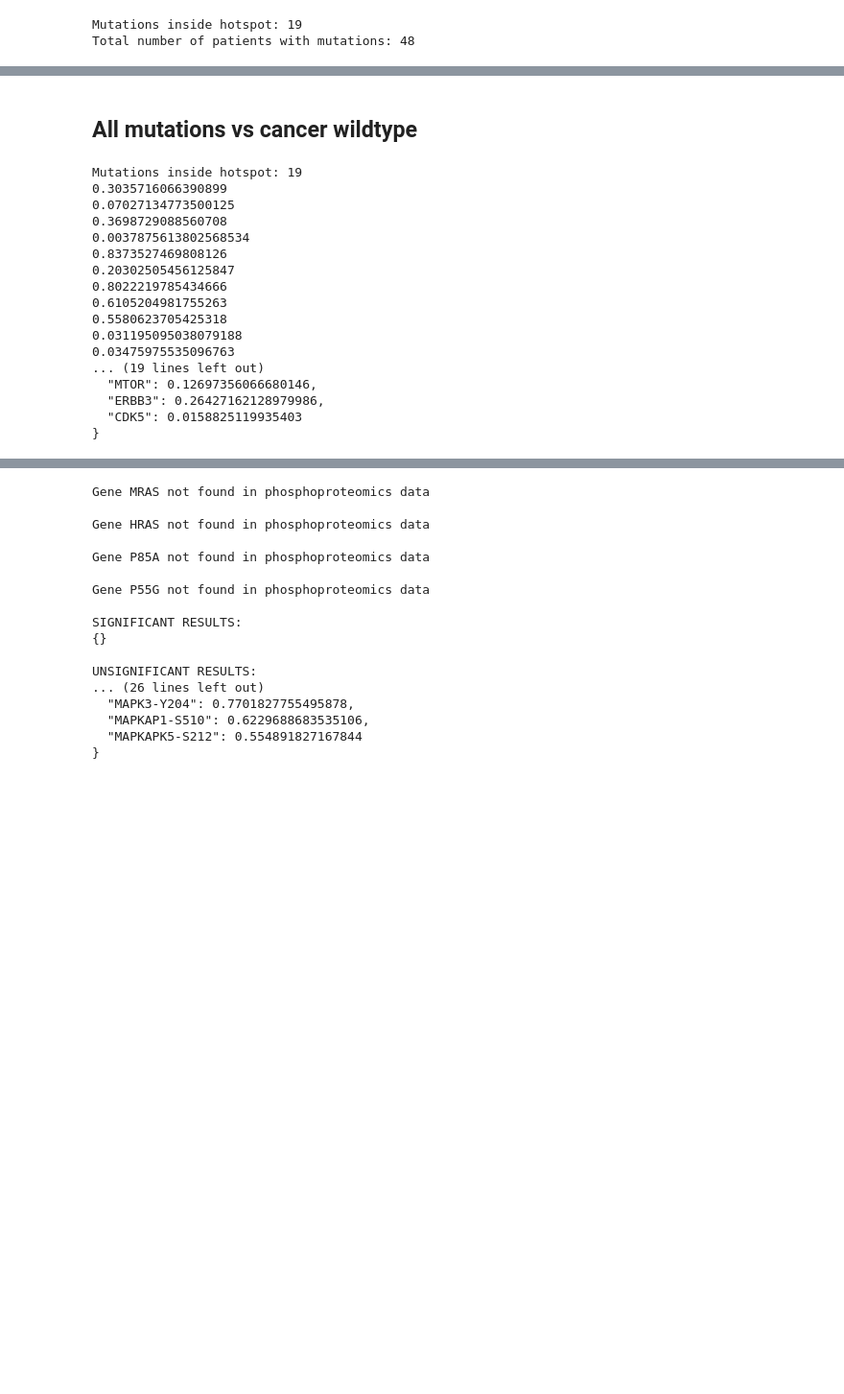
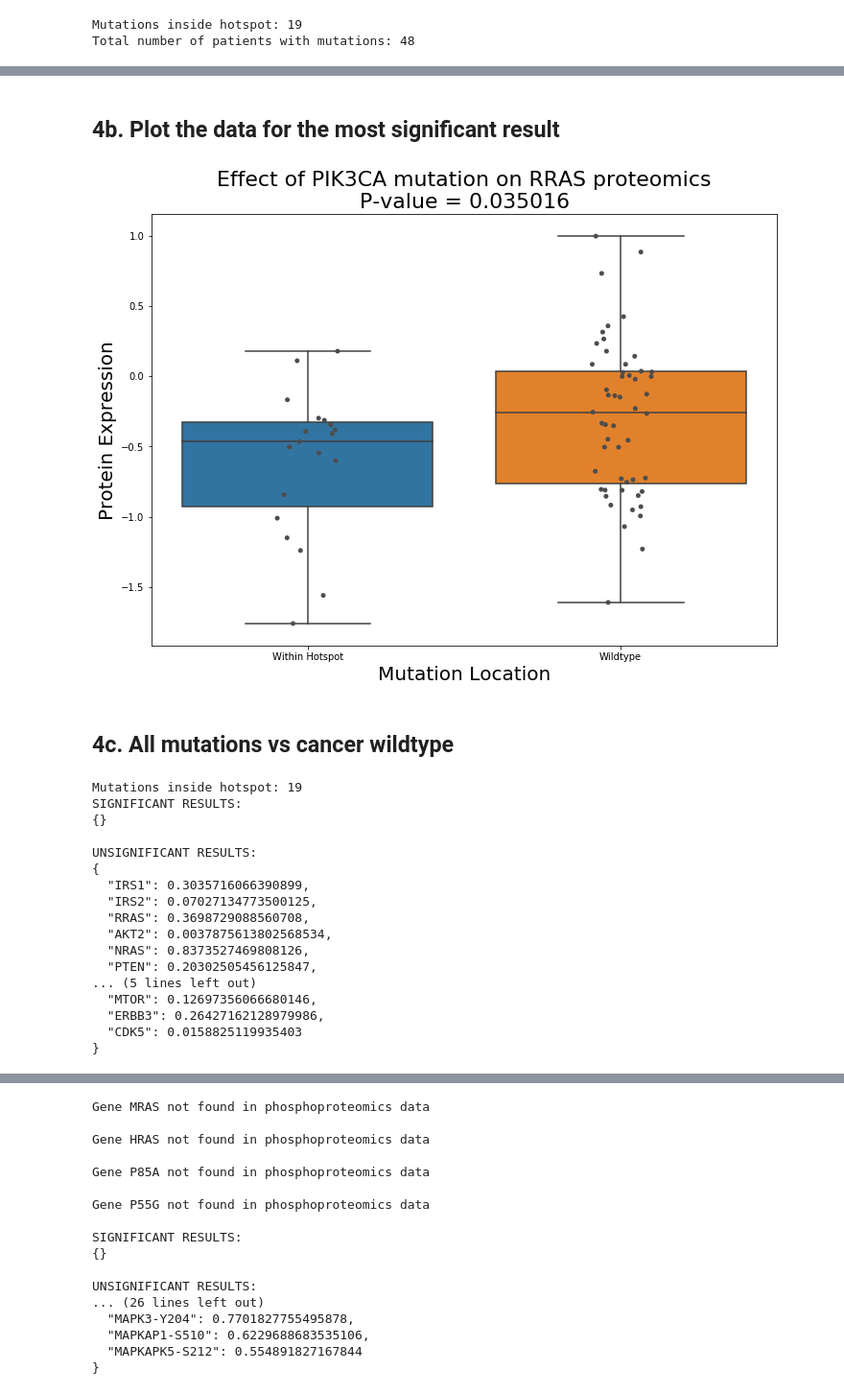
Before and after one commit to PayneLab/UCEC-clinical-stat-analysis, a Jupyter notebook: PIK3CA_Final_Story/2_PIK3CA_Interacting_Proteins.ipynb, the cells around one changed output, grey strips where cells are left out. Shown at 96% size. Saved outputs shown, nothing was run; the diff lists cells and outputs as text; code cells hidden in the pictures; blank space fills up the shorter version.

```diff
--- a/PIK3CA_Final_Story/2_PIK3CA_Interacting_Proteins.ipynb
+++ b/PIK3CA_Final_Story/2_PIK3CA_Interacting_Proteins.ipynb
@@ -274,6 +147,35 @@ S016 -1.01000  Wildtype        Tumor       Wildtype
 }
+# %% [markdown]
+## 4b. Plot the data for the most significant result
+# %%
+protein = 'RRAS'
+
+#Get the ttest results computed from the previous step, using RRAS as the protein of interest
+p10_mutations = CPTAC.compare_mutations(proteomics, protein, gene)
+p10_mutations['Within_Hotspot'] = 'Outside Hotspot'
+p10_mutations.loc[hotspot_patients, 'Within_Hotspot'] = 'Within Hotspot'
+p10_mutations.loc[p10_mutations['Mutation'] == 'Wildtype', 'Within_Hotspot'] = 'Wildtype'
+p10_mutations = p10_mutations.loc[p10_mutations['Patient_Type'] == 'Tumor'].dropna(axis=0)
+p10_mutations = p10_mutations.loc[p10_mutations['Within_Hotspot'] != 'Outside Hotspot']
+
+#perform a ttest to get the resulting pvalue
+in_hotspot = p10_mutations.loc[p10_mutations['Within_Hotspot'] == 'Within Hotspot']
+wt = p10_mutations.loc[p10_mutations['Within_Hotspot'] == 'Wildtype']
+
+ttest = scipy.stats.ttest_ind(in_hotspot[protein], wt[protein])
+
+a4_dims = (11.7, 8.27)
+fig, ax = plt.subplots(figsize = a4_dims)
+boxplt = sns.boxplot(data = p10_mutations, x = 'Within_Hotspot', y = protein, ax = ax)
+boxplt = sns.stripplot(data = p10_mutations, x = 'Within_Hotspot', y = protein, jitter = True, color = '.3')
+boxplt.set_xlabel('Mutation Location', fontsize='20')
+boxplt.set_ylabel('Protein Expression', fontsize='20')
+boxplt.set_title("Effect of " + gene + " mutation on " + protein + " proteomics" + '\nP-value = ' + str(round(ttest[1],  6)), fontsize='22')
+plt.show()
+# %% [output]
+[figure, added]
 # %% [markdown]
-## All mutations vs cancer wildtype
+## 4c. All mutations vs cancer wildtype
 # %%
 print("Mutations inside hotspot: " + str(len(hotspot_patients)))
 p110_mutated = somatic.loc[somatic['Gene'] == 'PIK3CA']
@@ -321,18 +223,18 @@ print('UNSIGNIFICANT RESULTS:')
 print(json.dumps(unsigResults, indent = 2))
 # %% [output]
 Mutations inside hotspot: 19
-0.3035716066390899
-0.07027134773500125
-0.3698729088560708
-0.0037875613802568534
-0.8373527469808126
-0.20302505456125847
-0.8022219785434666
-0.6105204981755263
-0.5580623705425318
-0.031195095038079188
-0.03475975535096763
-... (19 lines left out)
+SIGNIFICANT RESULTS:
+{}
+
+UNSIGNIFICANT RESULTS:
+{
+  "IRS1": 0.3035716066390899,
+  "IRS2": 0.07027134773500125,
+  "RRAS": 0.3698729088560708,
+  "AKT2": 0.0037875613802568534,
+  "NRAS": 0.8373527469808126,
+  "PTEN": 0.20302505456125847,
+... (5 lines left out)
   "MTOR": 0.12697356066680146,
   "ERBB3": 0.26427162128979986,
   "CDK5": 0.0158825119935403
```
Also changed, not shown: parts of 24 cells of this notebook, 1 other file.
